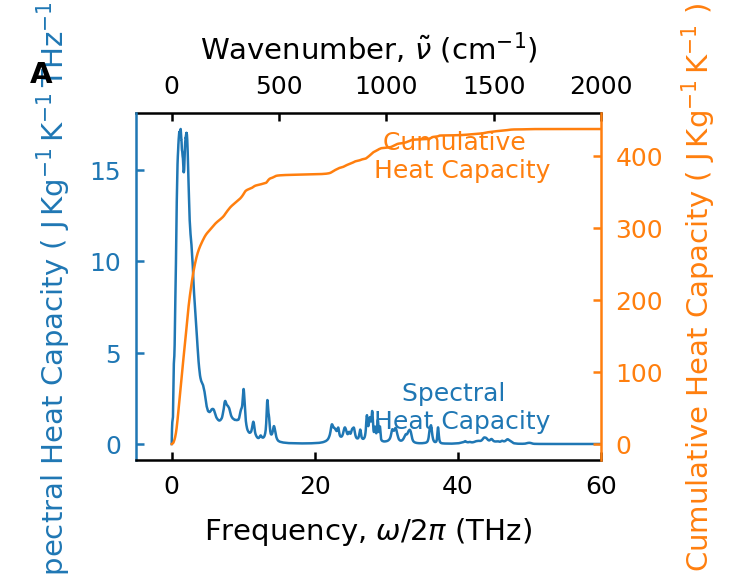
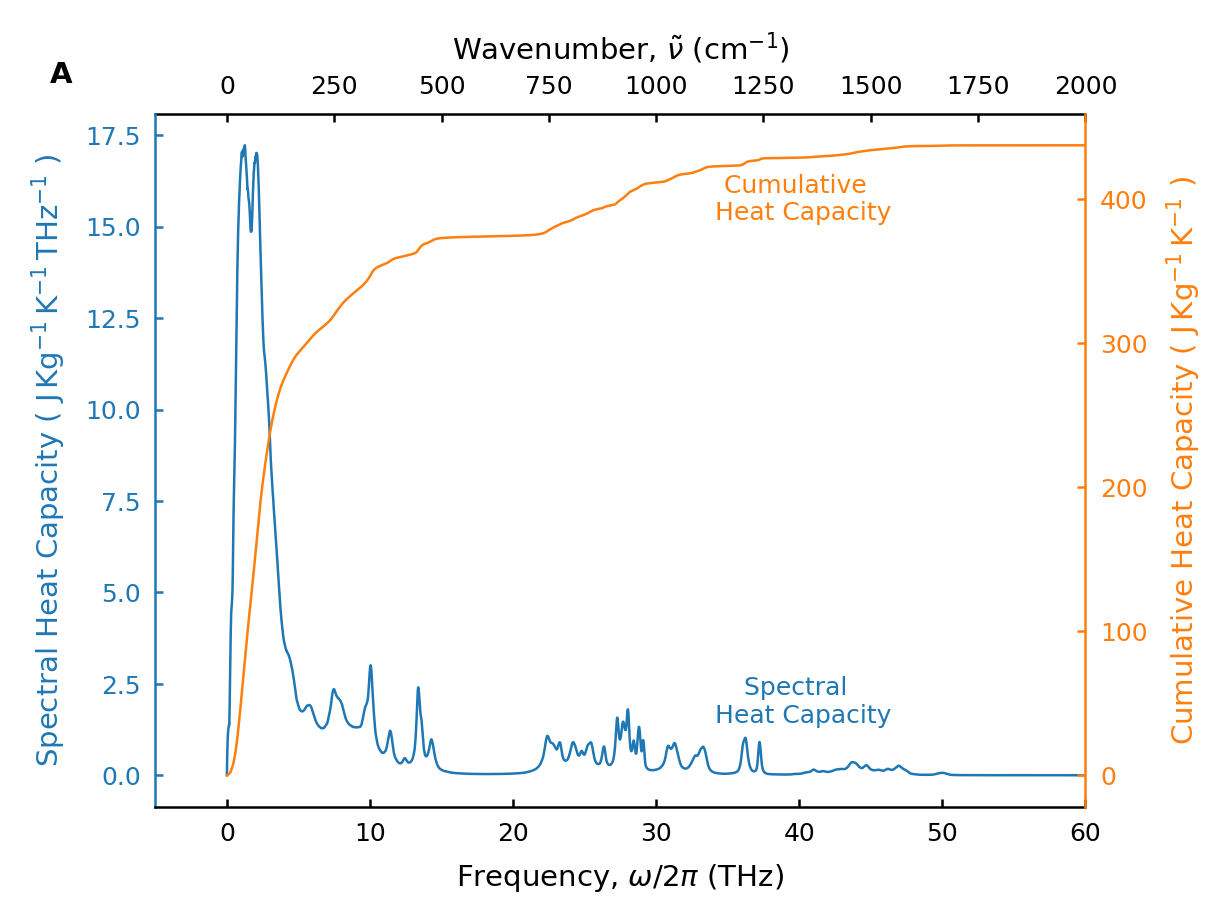
Code edit (unified diff) that turned the first committed figure into the second:
--- before
+++ after
@@ -53,3 +53,3 @@
     letter_annotation(axL, 'A')
 
-drawfigure(plt.figure(figsize=(2,1.5)))
+drawfigure(plt.figure(figsize=(4,3)))

Commit: Update figure_templates.ipynb